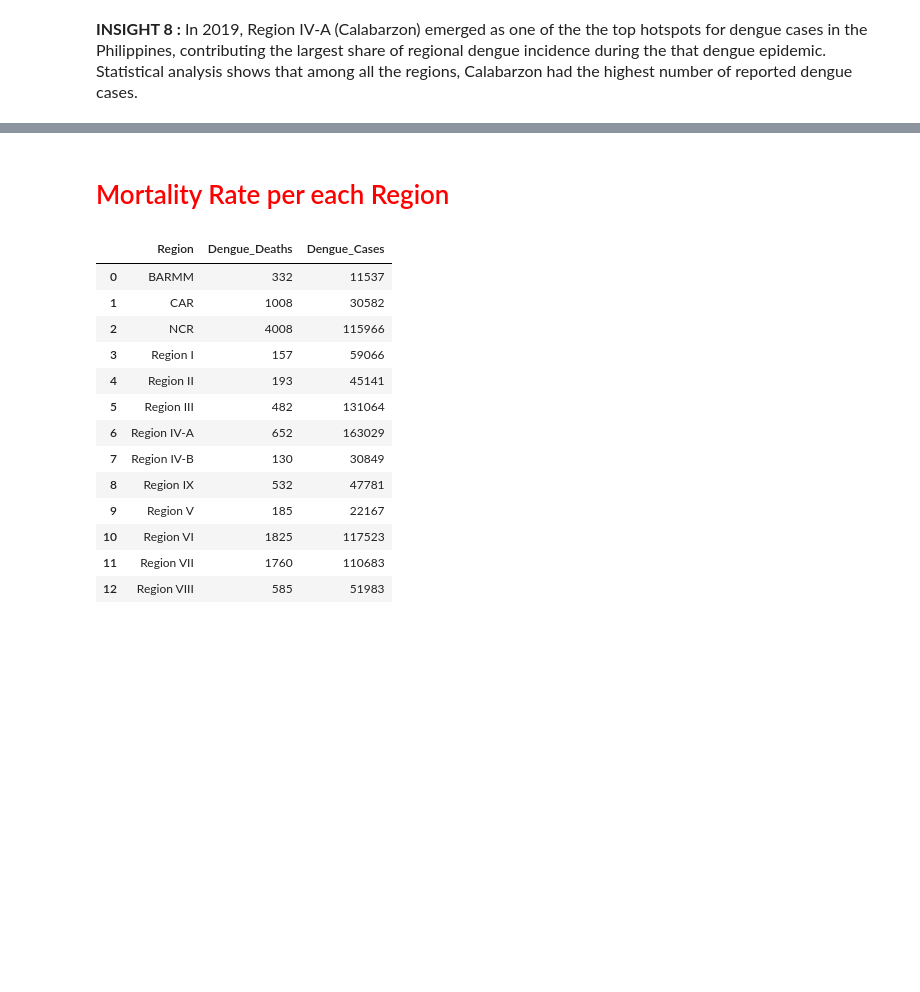
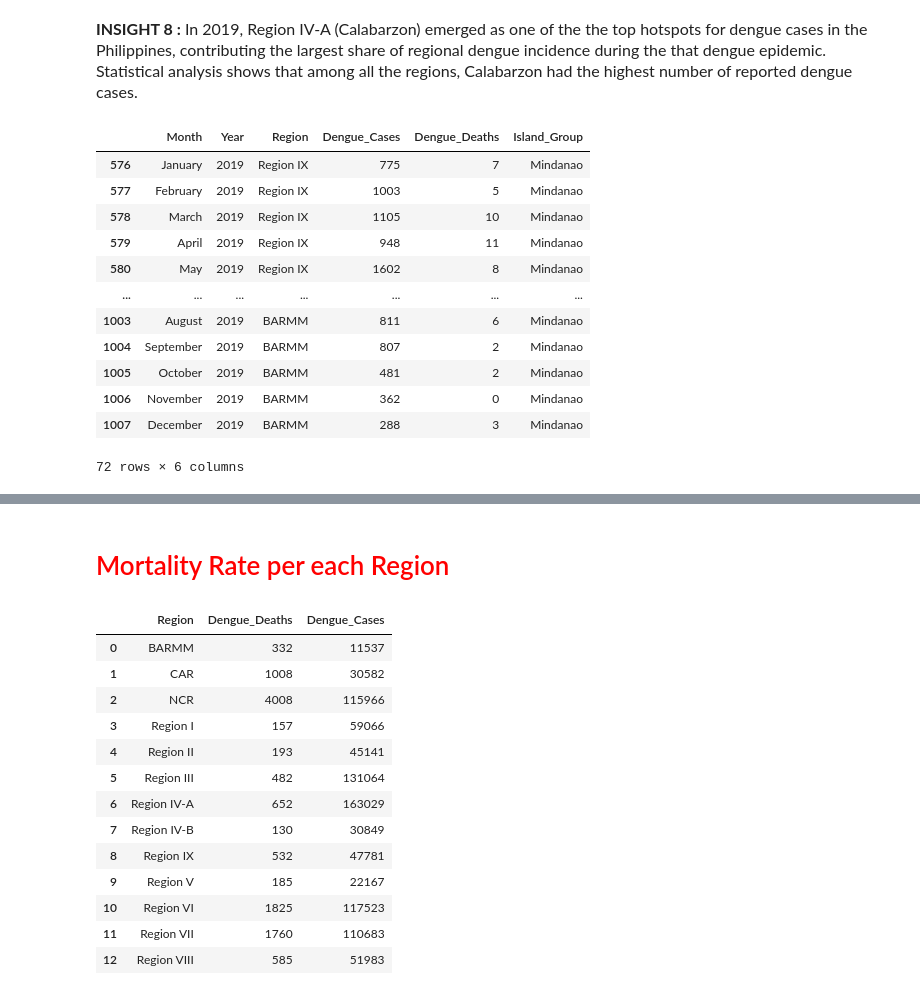
Before and after one commit to jshdnd16/ELEC303-DATA-ANALYTICS-DENADO, a Jupyter notebook: Project3_PH_Dengue.ipynb, the cells around one changed output, grey strips where cells are left out. Saved outputs shown, nothing was run; the diff lists cells and outputs as text; code cells hidden in the pictures; blank space fills up the shorter version.

```diff
--- a/Project3_PH_Dengue.ipynb
+++ b/Project3_PH_Dengue.ipynb
@@ -246,2 +246,19 @@ plt.show()
 # %% [markdown]
 <p style = 'font-size: 16px;'><strong>INSIGHT 8 :</strong> In 2019, Region IV-A (Calabarzon) emerged as one of the the top hotspots for dengue cases in the Philippines, contributing the largest share of regional dengue incidence during the that dengue epidemic. Statistical analysis shows that among all the regions, Calabarzon had the highest number of reported dengue cases.</p>
+# %%
+dengue_mindanao = dengue[(dengue['Year'] == 2019) & (dengue['Island_Group'] == 'Mindanao')]
+dengue_mindanao
+# %% [output]
+|  | Month | Year | Region | Dengue_Cases | Dengue_Deaths | Island_Group |
+| 576 | January | 2019 | Region IX | 775 | 7 | Mindanao |
+| 577 | February | 2019 | Region IX | 1003 | 5 | Mindanao |
+| 578 | March | 2019 | Region IX | 1105 | 10 | Mindanao |
+| 579 | April | 2019 | Region IX | 948 | 11 | Mindanao |
+| 580 | May | 2019 | Region IX | 1602 | 8 | Mindanao |
+| ... | ... | ... | ... | ... | ... | ... |
+| 1003 | August | 2019 | BARMM | 811 | 6 | Mindanao |
+| 1004 | September | 2019 | BARMM | 807 | 2 | Mindanao |
+| 1005 | October | 2019 | BARMM | 481 | 2 | Mindanao |
+| 1006 | November | 2019 | BARMM | 362 | 0 | Mindanao |
+| 1007 | December | 2019 | BARMM | 288 | 3 | Mindanao |
+72 rows × 6 columns
```
Also changed, not shown: parts of 8 cells of this notebook.
